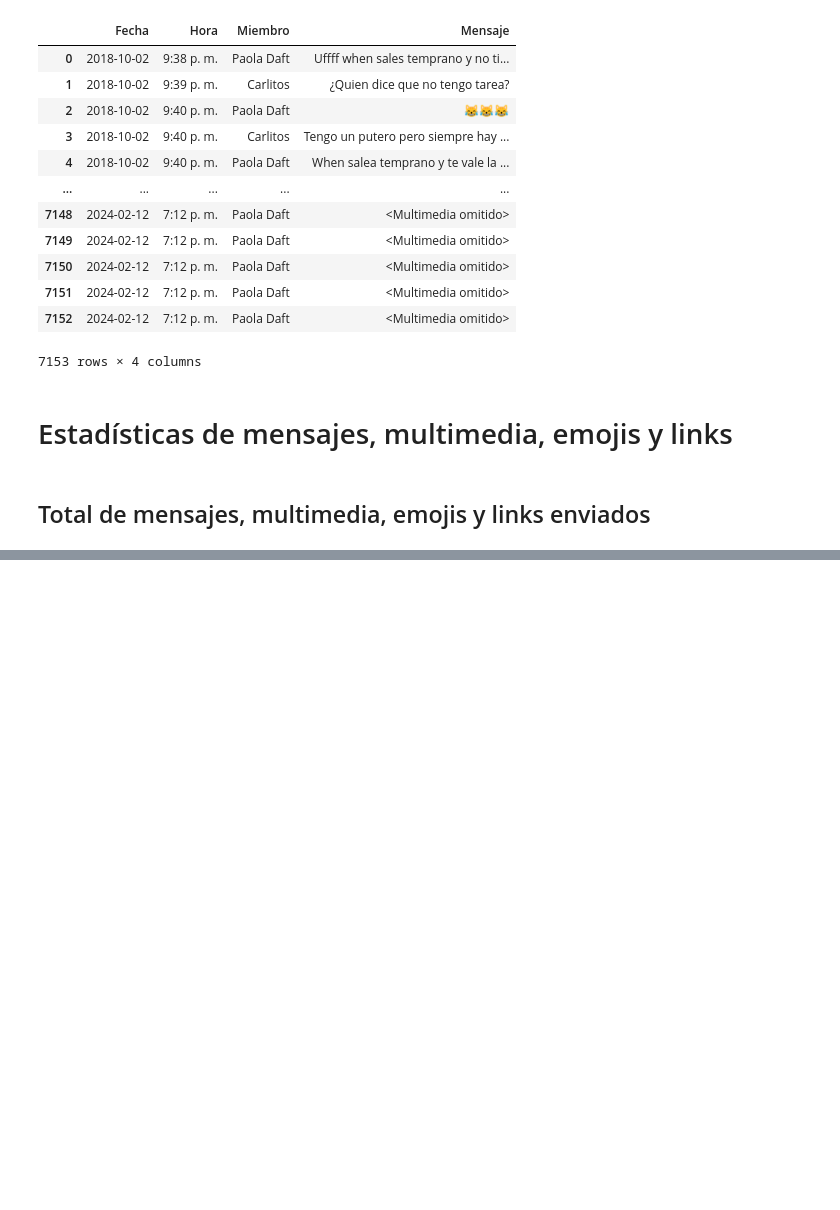
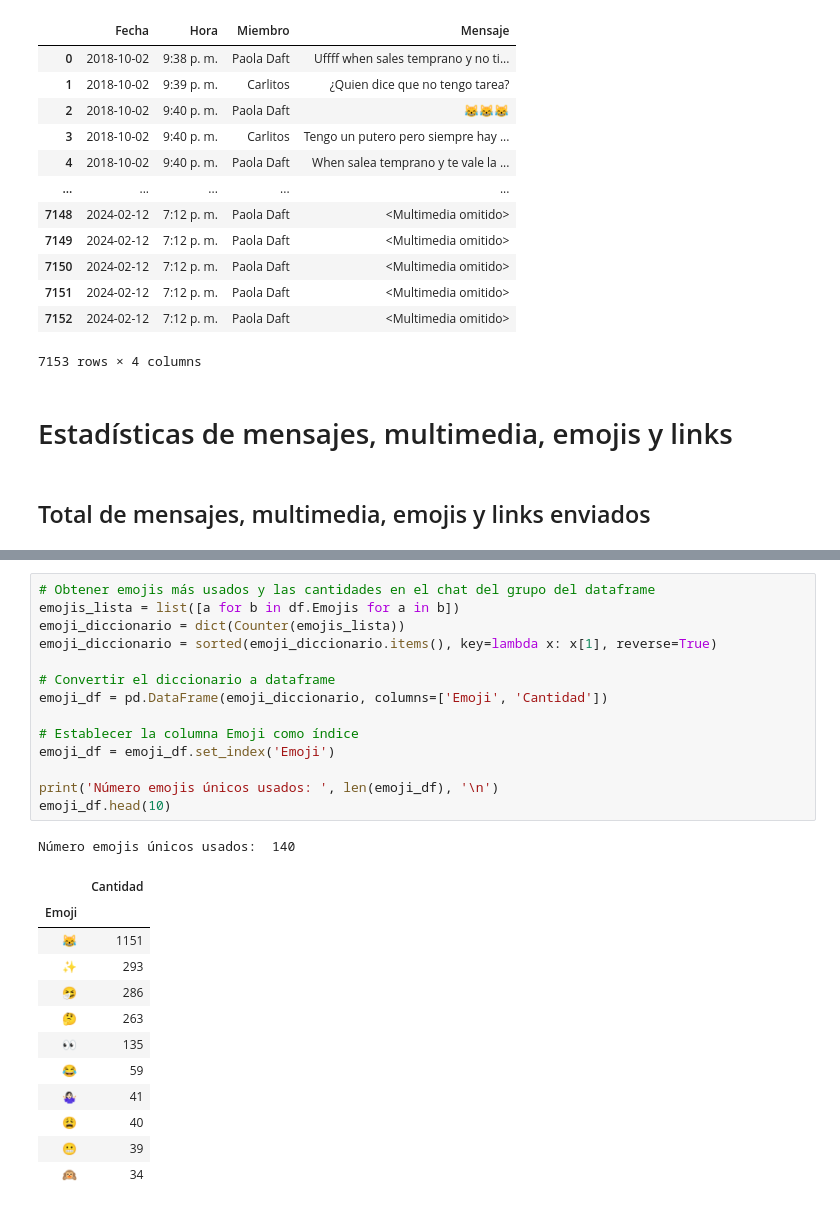
Before and after one commit to PaolaDaft/WhatsApp_Chat_Analysis, a Jupyter notebook: WhatsApp_Friend_Chat_Data_Analysis.ipynb, the cells around one changed output, grey strips where cells are left out. Drawn from its saved outputs; the diff is of its cells as text; blank space fills up the shorter version.

```diff
--- a/WhatsApp_Friend_Chat_Data_Analysis.ipynb
+++ b/WhatsApp_Friend_Chat_Data_Analysis.ipynb
@@ -178,0 +201,28 @@ estadistica_df
+# %%
+# Obtener emojis más usados y las cantidades en el chat del grupo del dataframe
+emojis_lista = list([a for b in df.Emojis for a in b])
+emoji_diccionario = dict(Counter(emojis_lista))
+emoji_diccionario = sorted(emoji_diccionario.items(), key=lambda x: x[1], reverse=True)
+
+# Convertir el diccionario a dataframe
+emoji_df = pd.DataFrame(emoji_diccionario, columns=['Emoji', 'Cantidad'])
+
+# Establecer la columna Emoji como índice
+emoji_df = emoji_df.set_index('Emoji')
+
+print('Número emojis únicos usados: ', len(emoji_df), '\n')
+emoji_df.head(10)
+# %% [output]
+Número emojis únicos usados:  140
+|  | Cantidad |
+| Emoji |  |
+| 😹 | 1151 |
+| ✨ | 293 |
+| 🤧 | 286 |
+| 🤔 | 263 |
+| 👀 | 135 |
+| 😂 | 59 |
+| 🤷🏻‍♀ | 41 |
+| 😩 | 40 |
+| 😬 | 39 |
+| 🙉 | 34 |
```
Also changed, not shown: parts of 4 cells of this notebook.
